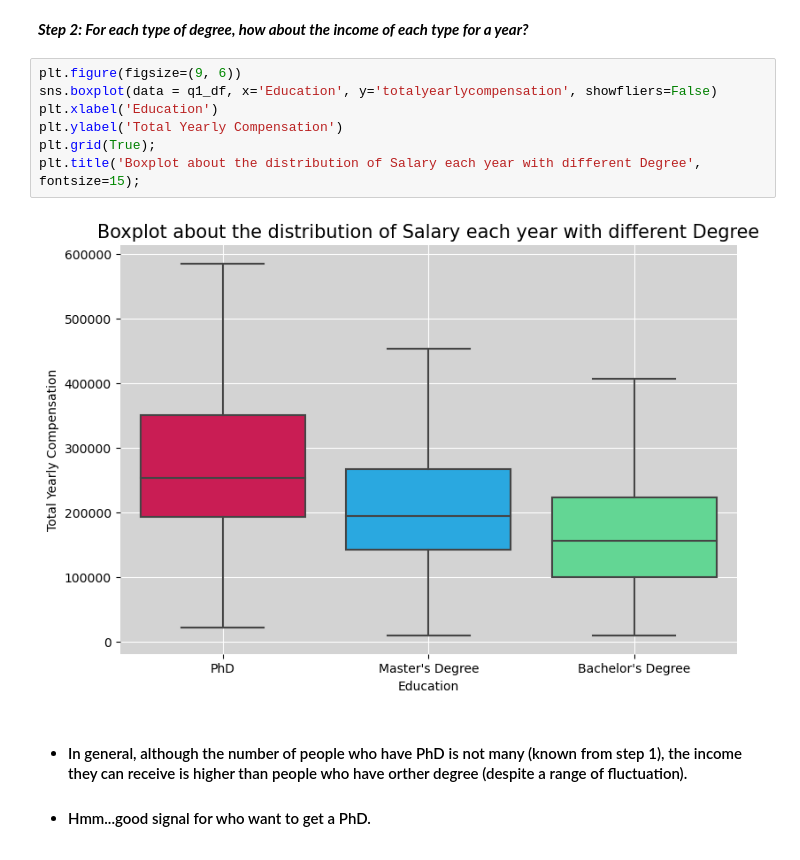
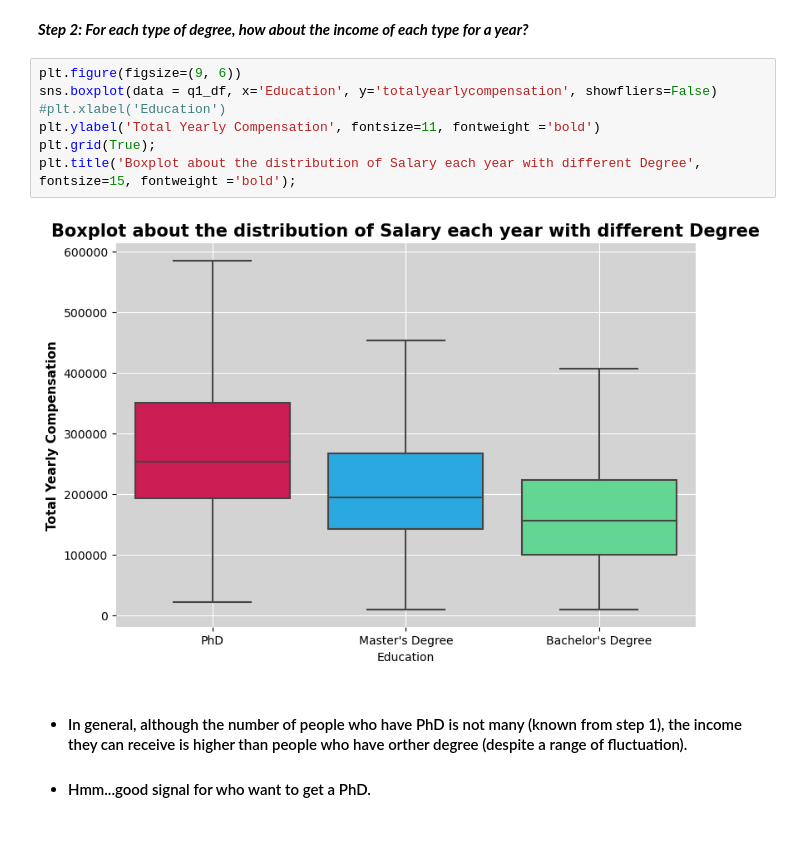
Before and after one commit to hoangvo1902/CSC17104_PROGRAMMING-FOR-DATA-SCIENCE, a Jupyter notebook: Final project_Completed.ipynb, the cells around one changed output. Drawn from its saved outputs; the diff is of its cells as text.

```diff
--- a/Final project_Completed.ipynb
+++ b/Final project_Completed.ipynb
@@ -526,12 +526,12 @@ plt.title('Pie chart about the rate of each Degree in Work Market');
 # %%
 plt.figure(figsize=(9, 6))
 sns.boxplot(data = q1_df, x='Education', y='totalyearlycompensation', showfliers=False)
-plt.xlabel('Education')
-plt.ylabel('Total Yearly Compensation')
+#plt.xlabel('Education')
+plt.ylabel('Total Yearly Compensation', fontsize=11, fontweight ='bold')
 plt.grid(True);
-plt.title('Boxplot about the distribution of Salary each year with different Degree', fontsize=15);
+plt.title('Boxplot about the distribution of Salary each year with different Degree', fontsize=15, fontweight ='bold');
 # %% [output]
-[figure, old version]
+[figure, new version]
 # %% [markdown]
 - #### In general, although the number of people who have PhD is not many (known from step 1), the income they can receive is higher than people who have orther degree (despite a range of fluctuation).
 - #### Hmm...good signal for who want to get a PhD.
```
Also changed, not shown: parts of 3 cells of this notebook.
